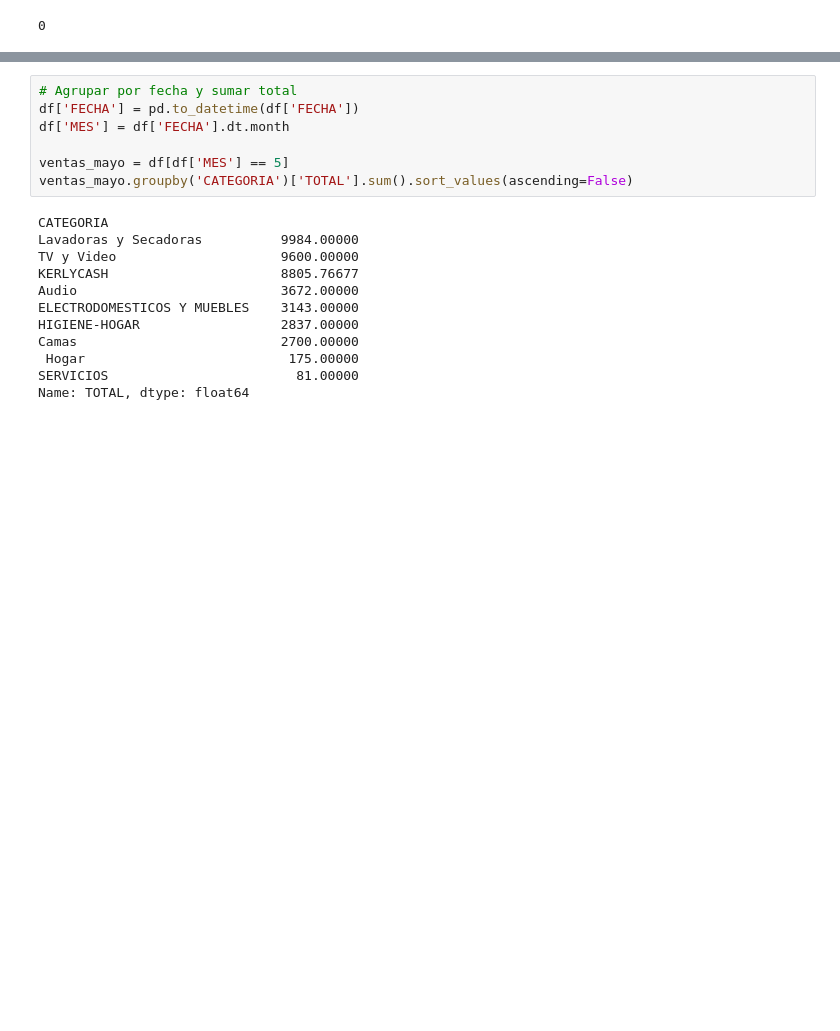
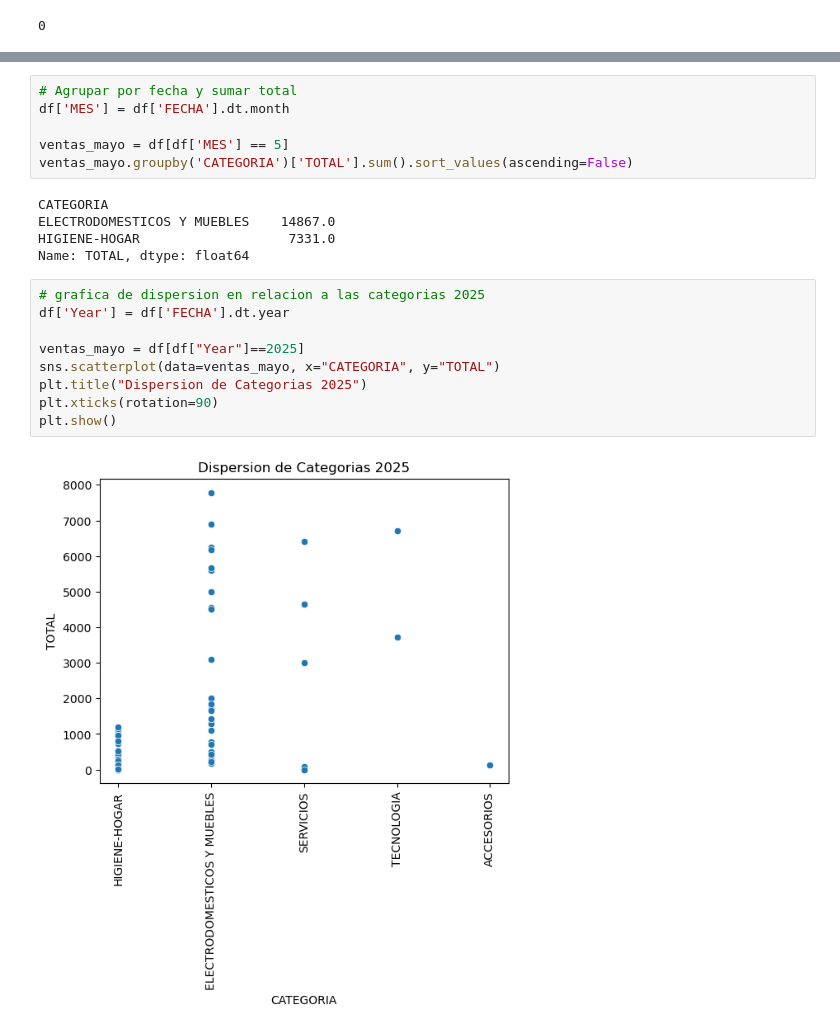
Before and after one commit to Crisicutedev/Kerly, a Jupyter notebook: Exploratory.ipynb, the cells around one changed output, grey strips where cells are left out. Drawn from its saved outputs; the diff is of its cells as text; blank space fills up the shorter version.

```diff
--- a/Exploratory.ipynb
+++ b/Exploratory.ipynb
@@ -79,19 +81,22 @@ plt.show()
 # %%
 # Agrupar por fecha y sumar total
-df['FECHA'] = pd.to_datetime(df['FECHA'])
 df['MES'] = df['FECHA'].dt.month
 
 ventas_mayo = df[df['MES'] == 5]
 ventas_mayo.groupby('CATEGORIA')['TOTAL'].sum().sort_values(ascending=False)
 # %% [output]
 CATEGORIA
-Lavadoras y Secadoras          9984.00000
-TV y Video                     9600.00000
-KERLYCASH                      8805.76677
-Audio                          3672.00000
-ELECTRODOMESTICOS Y MUEBLES    3143.00000
-HIGIENE-HOGAR                  2837.00000
-Camas                          2700.00000
- Hogar                          175.00000
-SERVICIOS                        81.00000
+ELECTRODOMESTICOS Y MUEBLES    14867.0
+HIGIENE-HOGAR                   7331.0
 Name: TOTAL, dtype: float64
+# %%
+# grafica de dispersion en relacion a las categorias 2025
+df['Year'] = df['FECHA'].dt.year
+
+ventas_mayo = df[df["Year"]==2025]
+sns.scatterplot(data=ventas_mayo, x="CATEGORIA", y="TOTAL")
+plt.title("Dispersion de Categorias 2025")
+plt.xticks(rotation=90)
+plt.show()
+# %% [output]
+[figure, added]
```
Also changed, not shown: parts of 6 cells of this notebook, 5 other files.
